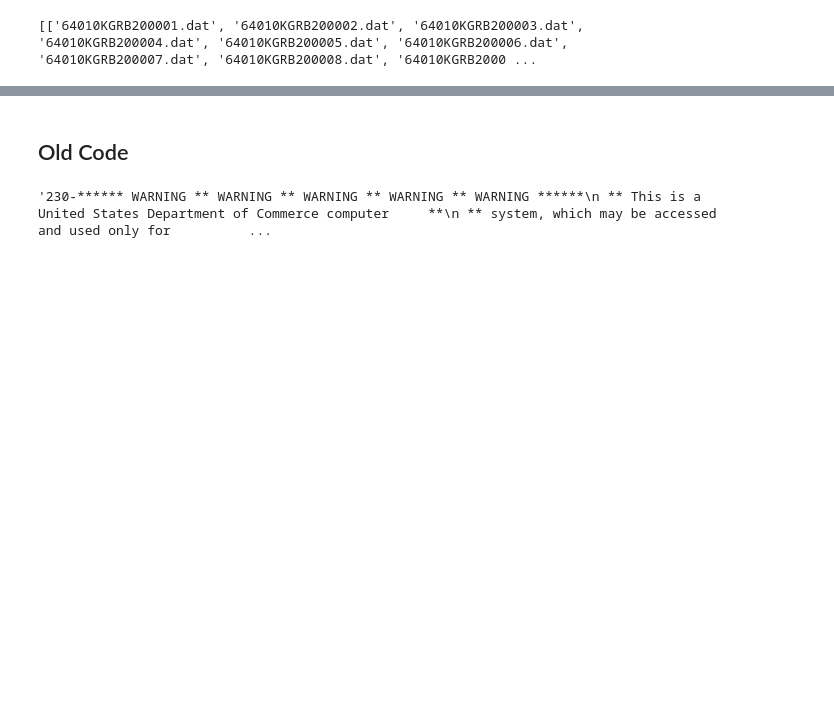
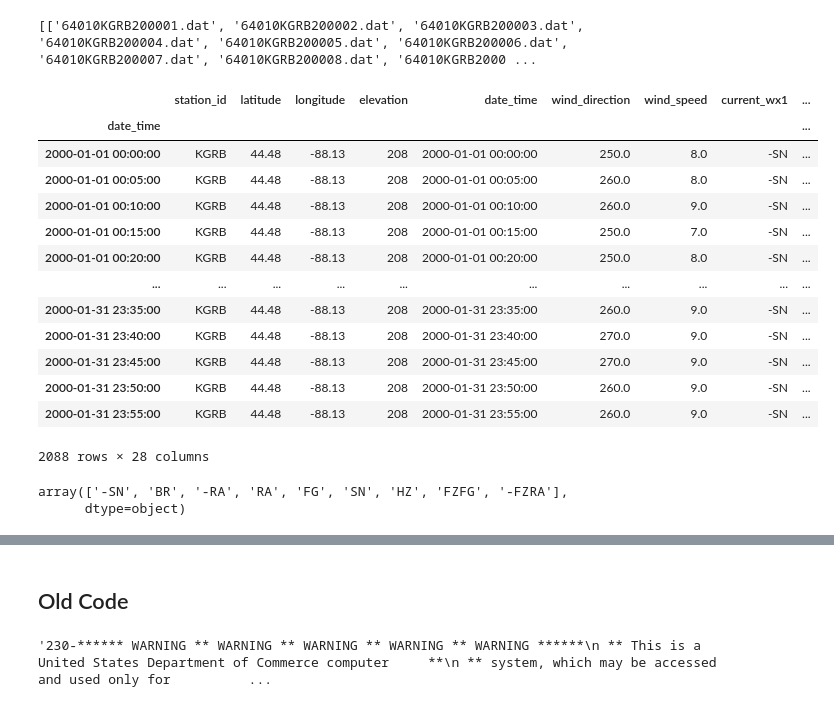
Before and after one commit to joyceee916/ATMS-597-SP-2020-Project-5, a Jupyter notebook: Project5_Joyce.ipynb, the cells around one changed output, grey strips where cells are left out. Cells and saved outputs as stored; diff of their text form; code cells hidden in the pictures; blank space fills up the shorter version.

```diff
--- a/Project5_Joyce.ipynb
+++ b/Project5_Joyce.ipynb
@@ -175,3 +180,22 @@ print(all_files)
 [['64010KGRB200001.dat', '64010KGRB200002.dat', '64010KGRB200003.dat', '64010KGRB200004.dat', '64010KGRB200005.dat', '64010KGRB200006.dat', '64010KGRB200007.dat', '64010KGRB200008.dat', '64010KGRB2000 ...
 # %%
 test = [['64010KGRB200001.dat', '64010KGRB200002.dat'], ['64010KGRB200003.dat', '64010KGRB200004.dat']]
+# %%
+df = parse_metar_file('64010KGRB200001.dat')
+# %%
+df
+# %% [output]
+|  | station_id | latitude | longitude | elevation | date_time | wind_direction | wind_speed | current_wx1 | ... |
+| date_time |  |  |  |  |  |  |  |  | ... |
+| 2000-01-01 00:00:00 | KGRB | 44.48 | -88.13 | 208 | 2000-01-01 00:00:00 | 250.0 | 8.0 | -SN | ... |
+| 2000-01-01 00:05:00 | KGRB | 44.48 | -88.13 | 208 | 2000-01-01 00:05:00 | 260.0 | 8.0 | -SN | ... |
+| 2000-01-01 00:10:00 | KGRB | 44.48 | -88.13 | 208 | 2000-01-01 00:10:00 | 260.0 | 9.0 | -SN | ... |
+| 2000-01-01 00:15:00 | KGRB | 44.48 | -88.13 | 208 | 2000-01-01 00:15:00 | 250.0 | 7.0 | -SN | ... |
+| 2000-01-01 00:20:00 | KGRB | 44.48 | -88.13 | 208 | 2000-01-01 00:20:00 | 250.0 | 8.0 | -SN | ... |
+| ... | ... | ... | ... | ... | ... | ... | ... | ... | ... |
+| 2000-01-31 23:35:00 | KGRB | 44.48 | -88.13 | 208 | 2000-01-31 23:35:00 | 260.0 | 9.0 | -SN | ... |
+| 2000-01-31 23:40:00 | KGRB | 44.48 | -88.13 | 208 | 2000-01-31 23:40:00 | 270.0 | 9.0 | -SN | ... |
+| 2000-01-31 23:45:00 | KGRB | 44.48 | -88.13 | 208 | 2000-01-31 23:45:00 | 270.0 | 9.0 | -SN | ... |
+| 2000-01-31 23:50:00 | KGRB | 44.48 | -88.13 | 208 | 2000-01-31 23:50:00 | 260.0 | 9.0 | -SN | ... |
+| 2000-01-31 23:55:00 | KGRB | 44.48 | -88.13 | 208 | 2000-01-31 23:55:00 | 260.0 | 9.0 | -SN | ... |
+2088 rows × 28 columns
@@ -177,0 +205,14 @@ test = [['64010KGRB200001.dat', '64010KGRB200002.dat'], ['64010KGRB200003.dat',
+# %%
+df.current_wx1.unique()
+# -SN = light snow
+# -RA = light rain
+# RA = heavy rain
+# SN = heavy snow
+# BR = mist
+# FG = fog
+# HZ = haze
+# FZFG = freezing fog
+#-FZRA = light freezing rain
+# %% [output]
+array(['-SN', 'BR', '-RA', 'RA', 'FG', 'SN', 'HZ', 'FZFG', '-FZRA'],
+      dtype=object)
```
Also changed, not shown: parts of 21 cells of this notebook.
